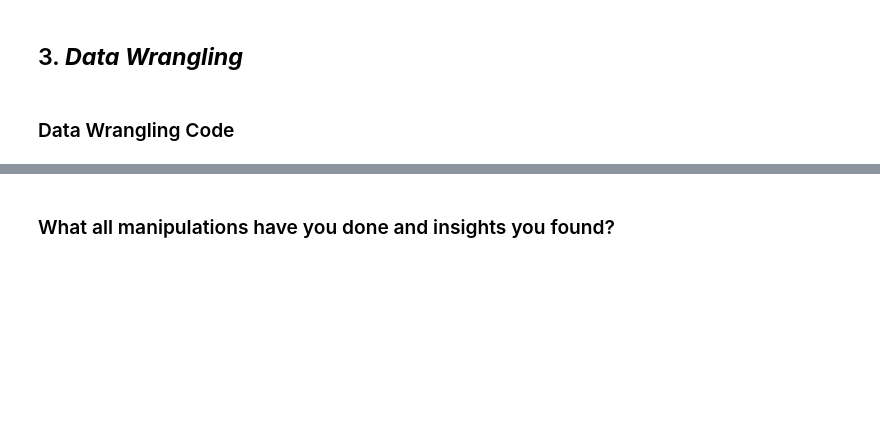
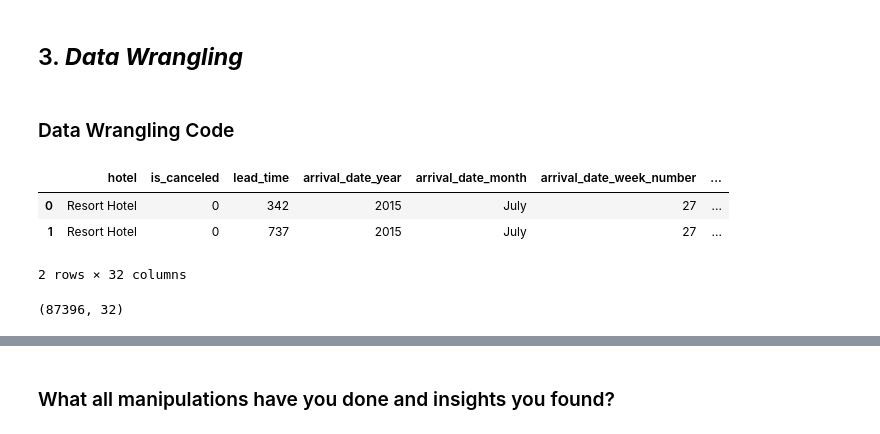
Before and after one commit to saurabhgv/Hotel-Booking-Analysis--EDA, a Jupyter notebook: EDA_Capstone_Project_(Group)_Hotel_Booking_Analysis.ipynb, the cells around one changed output, grey strips where cells are left out. Cells and saved outputs as stored; diff of their text form; code cells hidden in the pictures; blank space fills up the shorter version.

Commit message:
Performed some data cleaning

```diff
--- a/EDA_Capstone_Project_(Group)_Hotel_Booking_Analysis.ipynb
+++ b/EDA_Capstone_Project_(Group)_Hotel_Booking_Analysis.ipynb
@@ -260,0 +266,16 @@ Column name: reservation_status_date - No. of unique values: 926
+# %%
+# Firstly lets make a copy of our df to work on
+copy_df=df.copy()
+# %%
+copy_df.head(2)
+# %% [output]
+|  | hotel | is_canceled | lead_time | arrival_date_year | arrival_date_month | arrival_date_week_number | ... |
+| 0 | Resort Hotel | 0 | 342 | 2015 | July | 27 | ... |
+| 1 | Resort Hotel | 0 | 737 | 2015 | July | 27 | ... |
+2 rows × 32 columns
+# %%
+# The first thing we need to do to make our data clean is delete duplicate values from the dataset
+copy_df.drop_duplicates(inplace=True)
+copy_df.shape
+# %% [output]
+(87396, 32)
```
Also changed, not shown: parts of 16 cells of this notebook.
